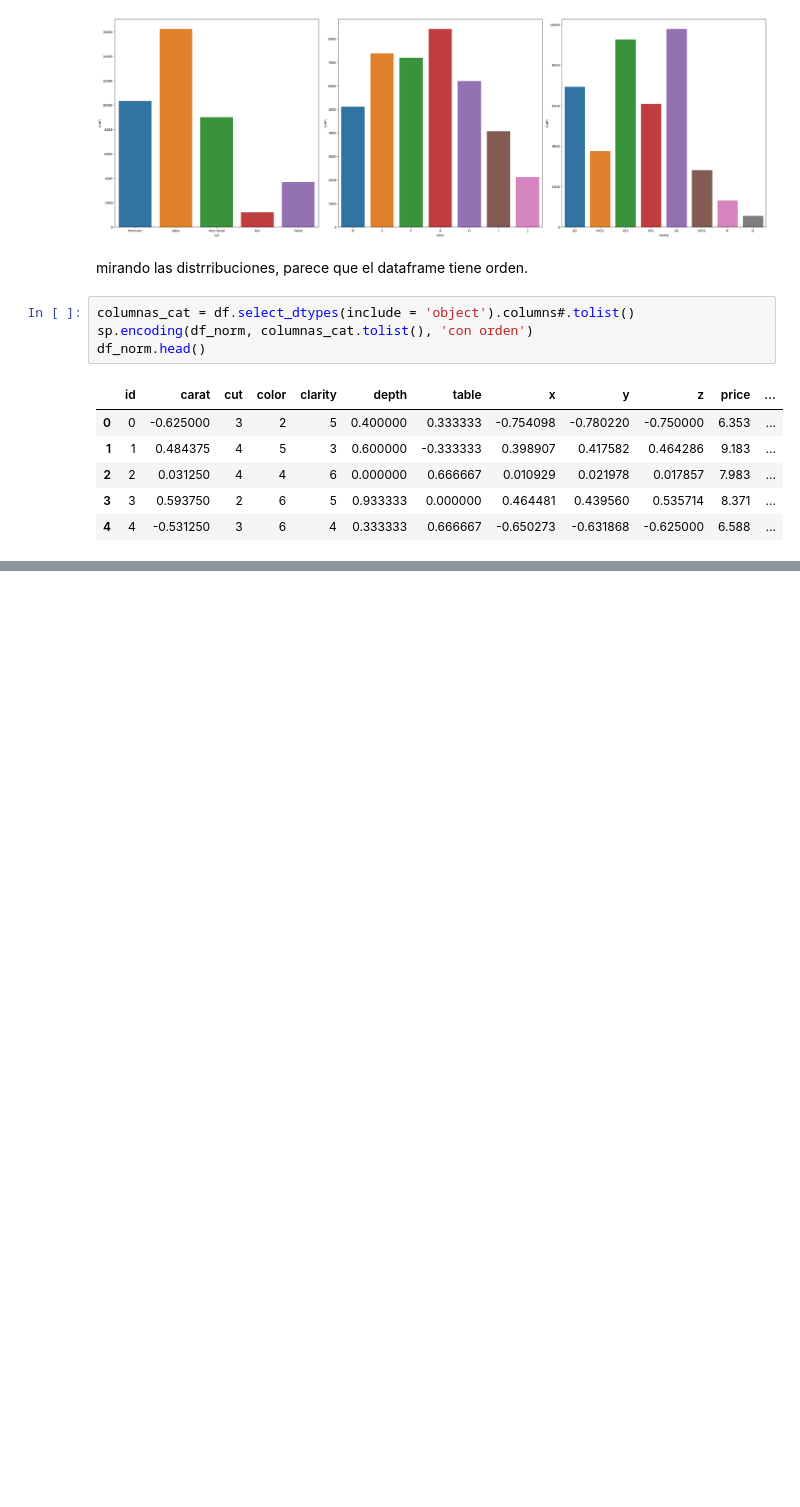
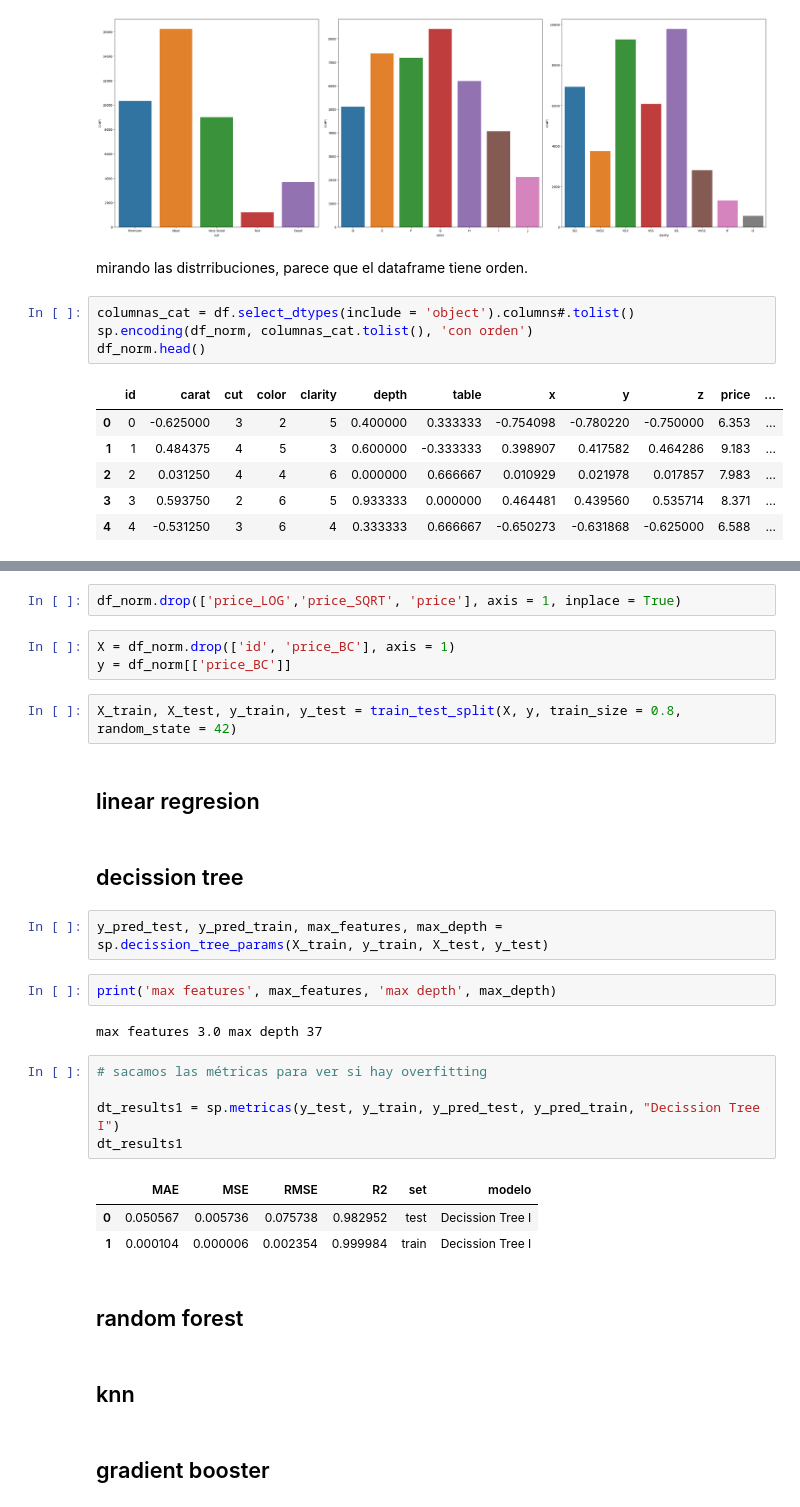
Before and after one commit to annassanchez/Kaggle-Competition, a Jupyter notebook: notebooks/main.ipynb, the cells around one changed output, grey strips where cells are left out. Saved outputs shown, nothing was run; the diff lists cells and outputs as text; blank space fills up the shorter version.

Commit message:
🔮 modelos added

```diff
--- a/notebooks/main.ipynb
+++ b/notebooks/main.ipynb
@@ -273,0 +287,32 @@ df_norm.head()
+# %%
+df_norm.drop(['price_LOG','price_SQRT', 'price'], axis = 1, inplace = True)
+# %%
+X = df_norm.drop(['id', 'price_BC'], axis = 1)
+y = df_norm[['price_BC']]
+# %%
+X_train, X_test, y_train, y_test = train_test_split(X, y, train_size = 0.8, random_state = 42)
+# %% [markdown]
+## linear regresion
+# %% [markdown]
+## decission tree
+# %%
+y_pred_test, y_pred_train, max_features, max_depth = sp.decission_tree_params(X_train, y_train, X_test, y_test)
+# %%
+print('max features', max_features, 'max depth', max_depth)
+# %% [output]
+max features 3.0 max depth 37
+# %%
+# sacamos las métricas para ver si hay overfitting
+
+dt_results1 = sp.metricas(y_test, y_train, y_pred_test, y_pred_train, "Decission Tree I")
+dt_results1
+# %% [output]
+|  | MAE | MSE | RMSE | R2 | set | modelo |
+| 0 | 0.050567 | 0.005736 | 0.075738 | 0.982952 | test | Decission Tree I |
+| 1 | 0.000104 | 0.000006 | 0.002354 | 0.999984 | train | Decission Tree I |
+# %% [markdown]
+## random forest
+# %% [markdown]
+## knn
+# %% [markdown]
+## gradient booster
```
Also changed, not shown: parts of 2 cells of this notebook.
